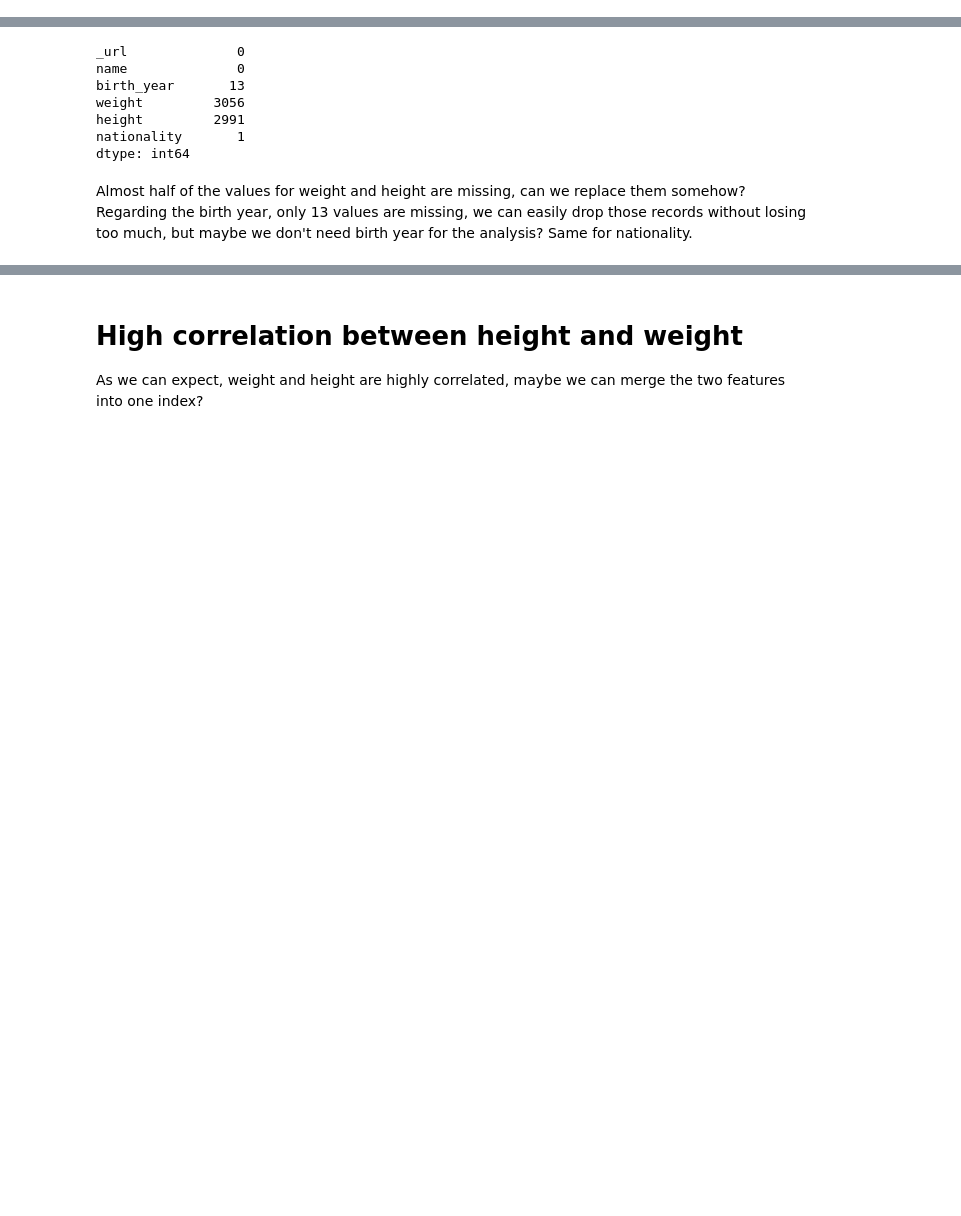
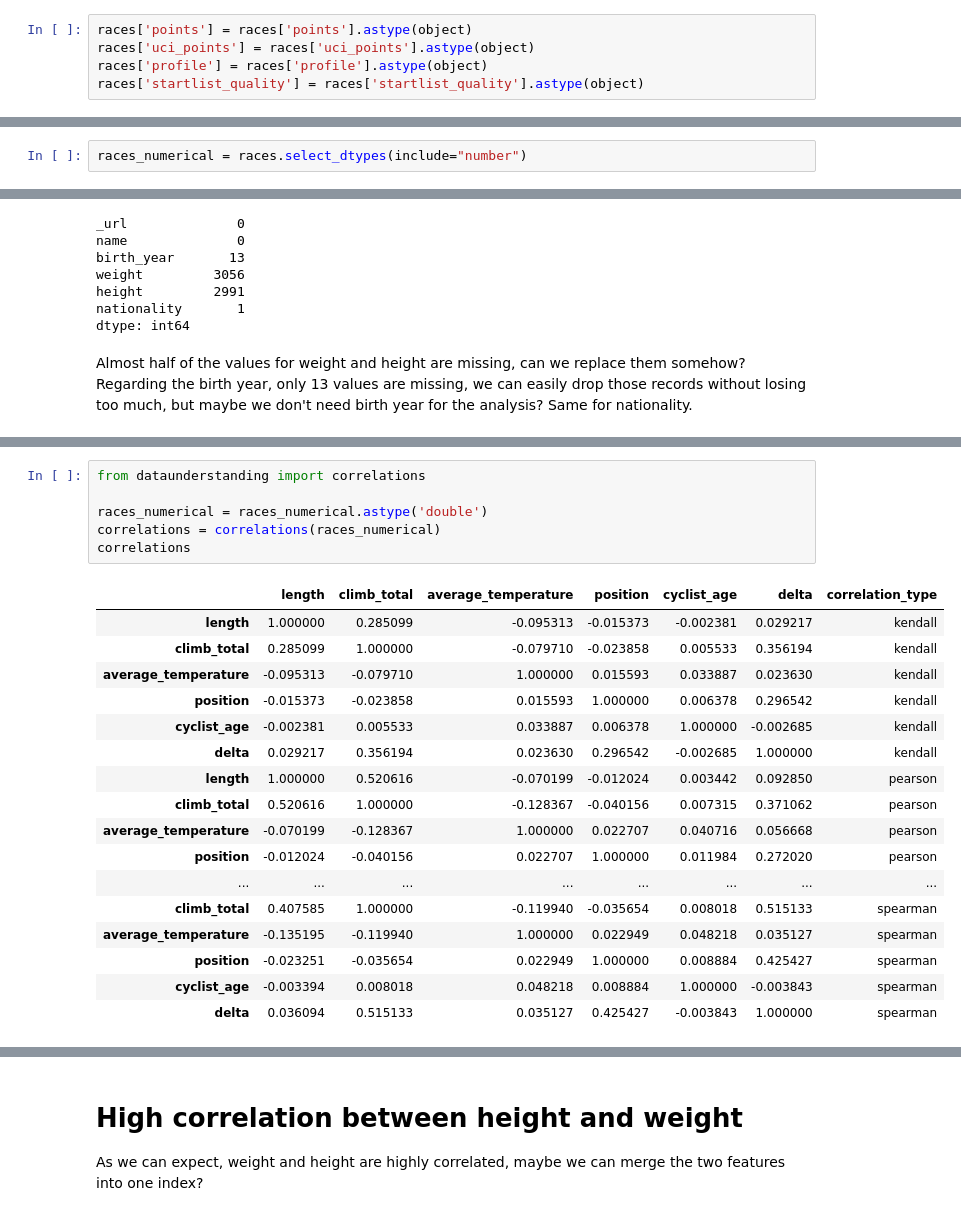
Before and after one commit to fefex302/Data-Mining, a Jupyter notebook: Data_Understanding.ipynb, the cells around one changed output, grey strips where cells are left out. Cells and saved outputs as stored; diff of their text form; blank space fills up the shorter version.

```diff
--- a/Data_Understanding.ipynb
+++ b/Data_Understanding.ipynb
@@ -51,0 +70,5 @@ memory usage: 287.7+ KB
+# %%
+races['points'] = races['points'].astype(object)
+races['uci_points'] = races['uci_points'].astype(object)
+races['profile'] = races['profile'].astype(object)
+races['startlist_quality'] = races['startlist_quality'].astype(object)
@@ -68,3 +135,5 @@ cyclists.select_dtypes(include="number")
+# %%
+races_numerical = races.select_dtypes(include="number")
 # %%
 # Let's see how many missing values there are
 
@@ -98,3 +188,27 @@ seaborn.displot(cyclists,
+# %%
+from dataunderstanding import correlations
+
+races_numerical = races_numerical.astype('double')
+correlations = correlations(races_numerical)
+correlations
+# %% [output]
+|  | length | climb_total | average_temperature | position | cyclist_age | delta | correlation_type |
+| length | 1.000000 | 0.285099 | -0.095313 | -0.015373 | -0.002381 | 0.029217 | kendall |
+| climb_total | 0.285099 | 1.000000 | -0.079710 | -0.023858 | 0.005533 | 0.356194 | kendall |
+| average_temperature | -0.095313 | -0.079710 | 1.000000 | 0.015593 | 0.033887 | 0.023630 | kendall |
+| position | -0.015373 | -0.023858 | 0.015593 | 1.000000 | 0.006378 | 0.296542 | kendall |
+| cyclist_age | -0.002381 | 0.005533 | 0.033887 | 0.006378 | 1.000000 | -0.002685 | kendall |
+| delta | 0.029217 | 0.356194 | 0.023630 | 0.296542 | -0.002685 | 1.000000 | kendall |
+| length | 1.000000 | 0.520616 | -0.070199 | -0.012024 | 0.003442 | 0.092850 | pearson |
+| climb_total | 0.520616 | 1.000000 | -0.128367 | -0.040156 | 0.007315 | 0.371062 | pearson |
+| average_temperature | -0.070199 | -0.128367 | 1.000000 | 0.022707 | 0.040716 | 0.056668 | pearson |
+| position | -0.012024 | -0.040156 | 0.022707 | 1.000000 | 0.011984 | 0.272020 | pearson |
+| ... | ... | ... | ... | ... | ... | ... | ... |
+| climb_total | 0.407585 | 1.000000 | -0.119940 | -0.035654 | 0.008018 | 0.515133 | spearman |
+| average_temperature | -0.135195 | -0.119940 | 1.000000 | 0.022949 | 0.048218 | 0.035127 | spearman |
+| position | -0.023251 | -0.035654 | 0.022949 | 1.000000 | 0.008884 | 0.425427 | spearman |
+| cyclist_age | -0.003394 | 0.008018 | 0.048218 | 0.008884 | 1.000000 | -0.003843 | spearman |
+| delta | 0.036094 | 0.515133 | 0.035127 | 0.425427 | -0.003843 | 1.000000 | spearman |
 # %%
 # Let's see the correlation between numerical data
 
```
Also changed, not shown: parts of 12 cells of this notebook.
